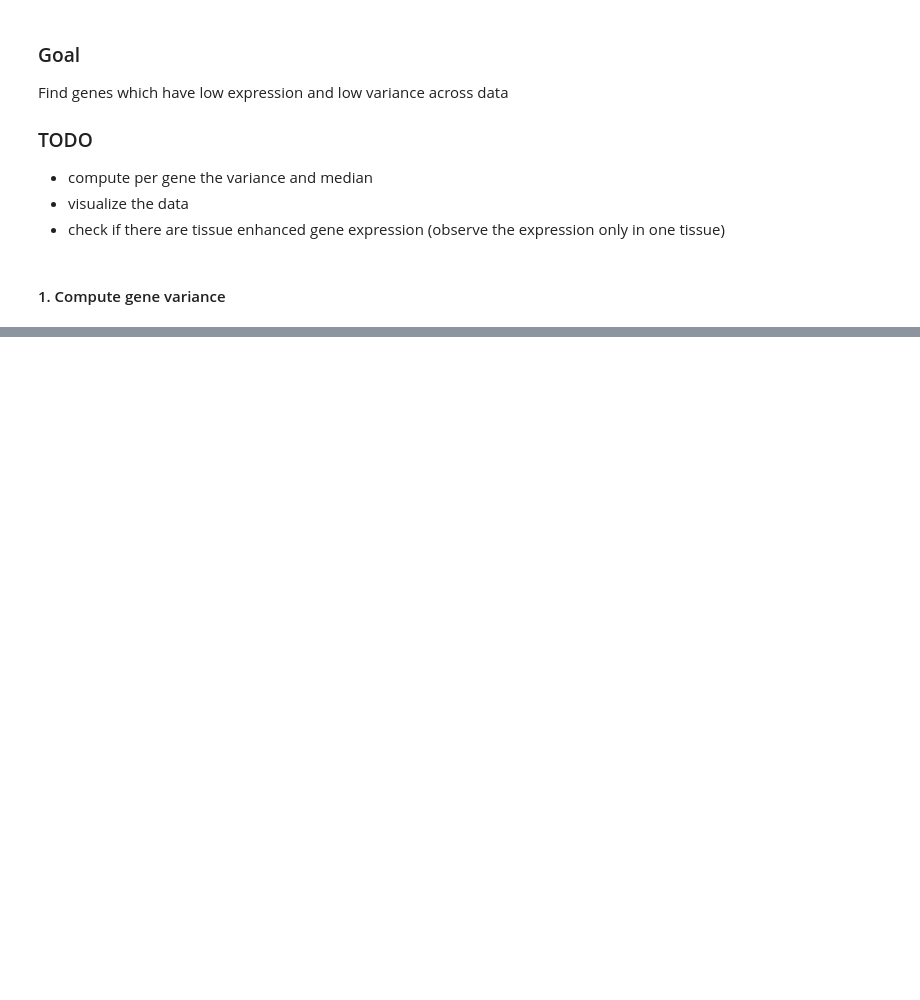
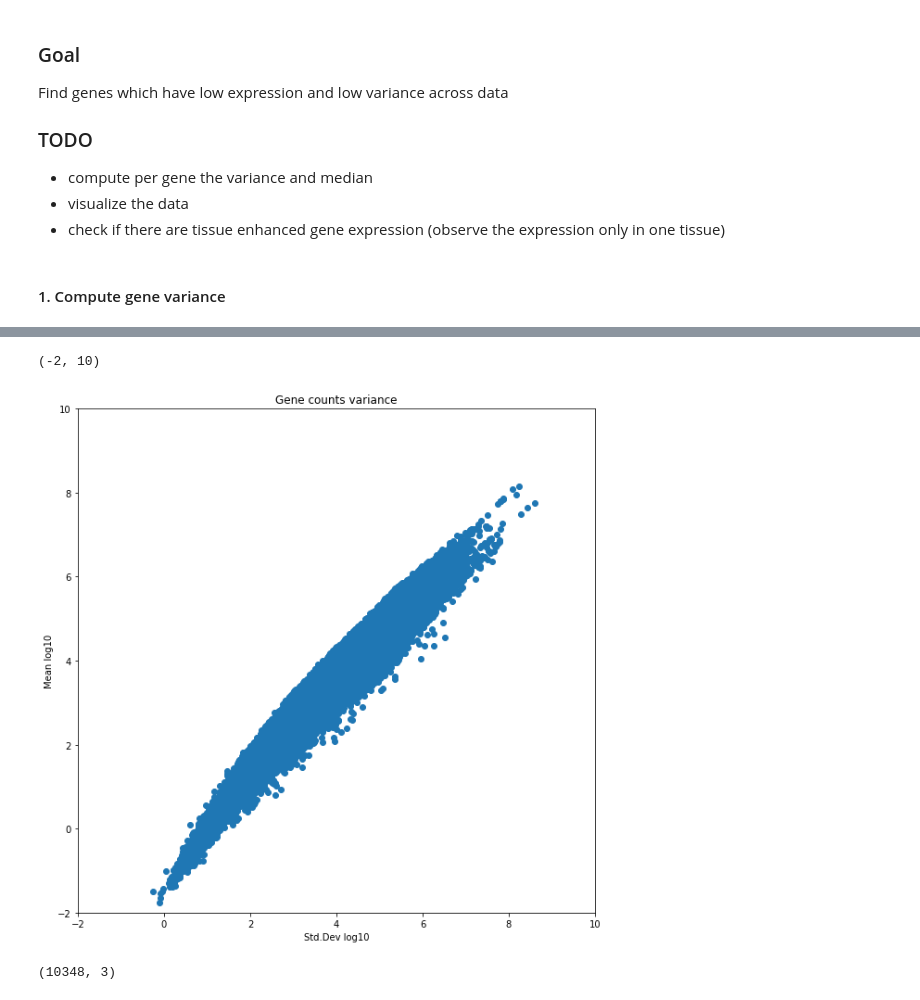
Before and after one commit to gagneurlab/rep, a Jupyter notebook: notebooks/models/gtex_analysis.ipynb, the cells around one changed output, grey strips where cells are left out. Saved outputs shown, nothing was run; the diff lists cells and outputs as text; code cells hidden in the pictures; blank space fills up the shorter version.

```diff
--- a/notebooks/models/gtex_analysis.ipynb
+++ b/notebooks/models/gtex_analysis.ipynb
@@ -24,0 +76,11 @@ gtex = p.load(file)
+# %%
+plt.figure(figsize=(10,10))
+plt.scatter(np.log10(stats['Std.Dev']), np.log10(stats['mean']))
+plt.title('Gene counts variance')
+plt.xlabel('Std.Dev log10')
+plt.ylabel('Mean log10')
+plt.xlim(-2, 10)
+plt.ylim(-2, 10)
+# %% [output]
+(-2, 10)
+[figure, added]
@@ -24,0 +95,6 @@ gtex = p.load(file)
+# %%
+# count genes which have a mean <= 100x and variance <= 100x
+
+stats[(stats["mean"] <= 100) & (stats["Std.Dev"] <= 100)].shape
+# %% [output]
+(10348, 3)
```
Also changed, not shown: parts of 16 cells of this notebook, 2 other files.
